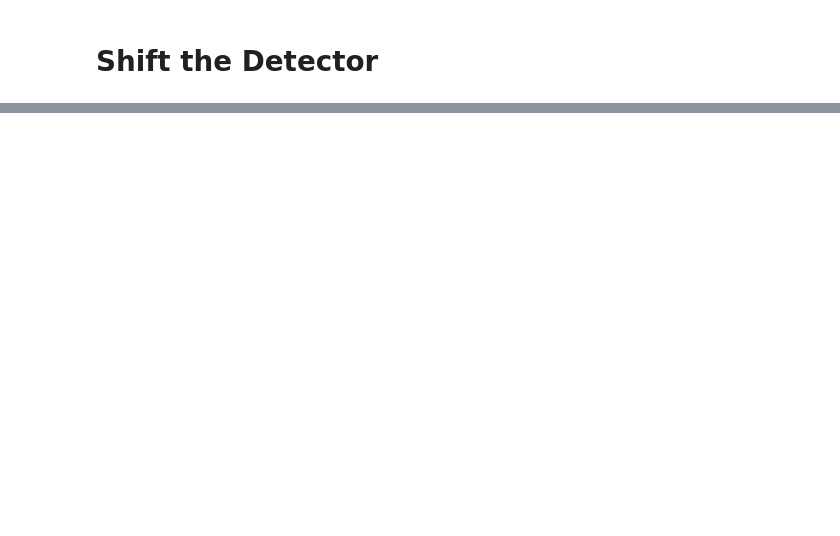
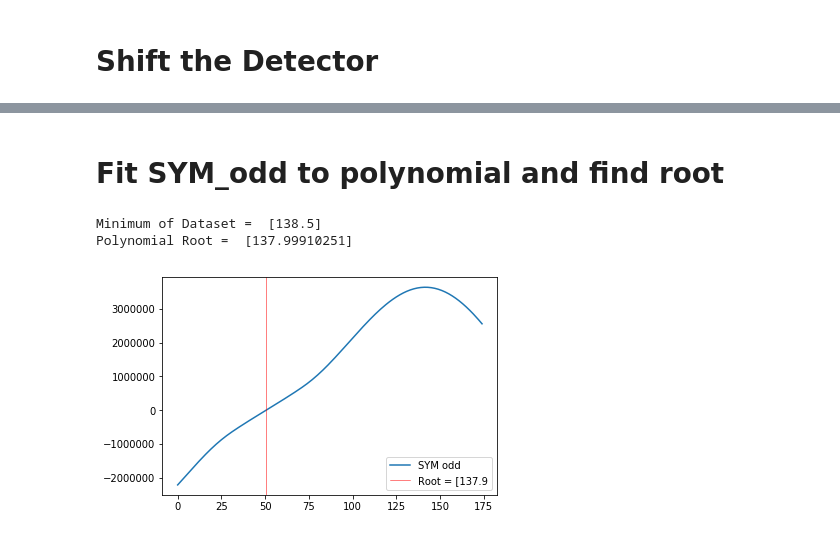
Before and after one commit to everettvacek/rotationCenter, a Jupyter notebook: Scan_crop_pad.ipynb, the cells around one changed output, grey strips where cells are left out. Drawn from its saved outputs; the diff is of its cells as text; code cells hidden in the pictures; blank space fills up the shorter version.

```diff
--- a/Scan_crop_pad.ipynb
+++ b/Scan_crop_pad.ipynb
@@ -279,0 +123,19 @@ plt.show()
+# %% [markdown]
+# Fit SYM_odd to polynomial and find root
+# %%
+root_poly = SYM_odd_root_poly(np.imag(SYM_all), scan_area, 5)
+data_min = SYM_odd_data_min(np.imag(SYM_all), scan_area)
+N = len(np.imag(SYM_all))
+
+print('Minimum of Dataset = ', data_min)
+print('Polynomial Root = ', root_poly)
+
+plt.figure()
+plt.plot(np.imag(SYM_all), label = 'SYM odd')
+plt.axvline(root_poly[0]-scan_area/2, color='r', linewidth = '.5', label = 'Root = ' + str(root_poly)[0:6])
+plt.legend()
+plt.show()
+# %% [output]
+Minimum of Dataset =  [138.5]
+Polynomial Root =  [137.99910251]
+[figure, added]
```
Also changed, not shown: parts of 19 cells of this notebook, 2 other files.
